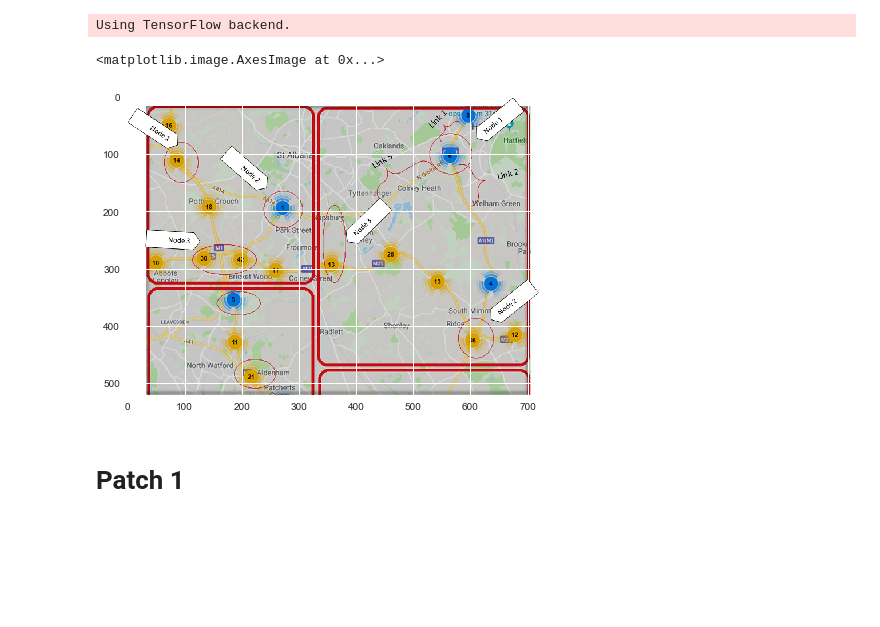
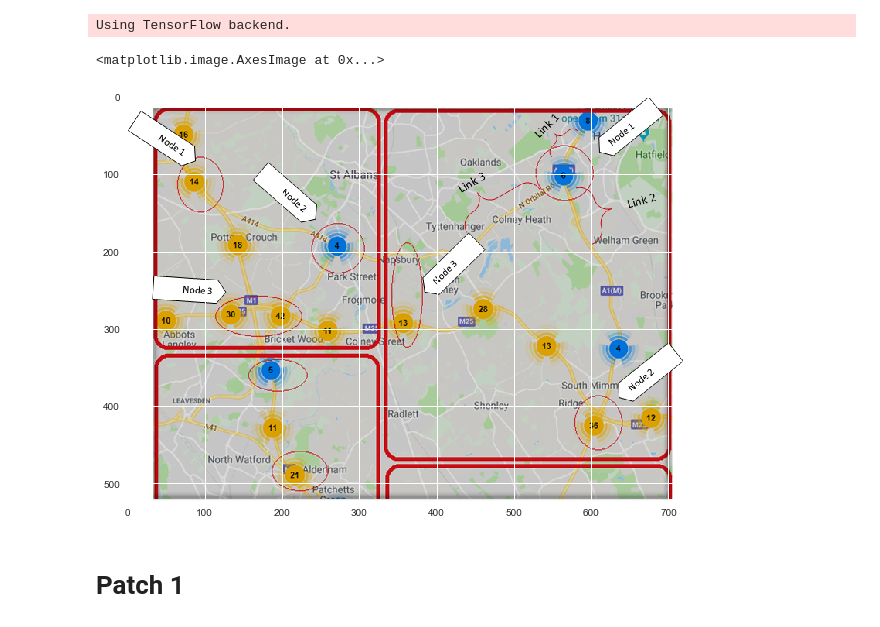
Before and after one commit to Iamrahi/Traffic-Flow-Prediction, a Jupyter notebook: Traffic_Link_Flow_Simultations_Patch1_Node2.ipynb, the cells around one changed output. Cells and saved outputs as stored; diff of their text form; code cells hidden in the pictures; blank space fills up the shorter version.

```diff
--- a/Traffic_Link_Flow_Simultations_Patch1_Node2.ipynb
+++ b/Traffic_Link_Flow_Simultations_Patch1_Node2.ipynb
@@ -16,10 +16,11 @@ Using TensorFlow backend.
 I = plt.imread(r'Images/study_area_edited_paper.png')
 #plt.imshow(I)
 # %%
+plt.figure(figsize=(10,8))
 plt.imshow(I)
 # %% [output]
 <matplotlib.image.AxesImage at 0x...>
-[figure, old version]
+[figure, new version]
 # %% [markdown]
 # Patch 1
 # %%
```
Also changed, not shown: parts of 104 cells of this notebook, 1 other file.
